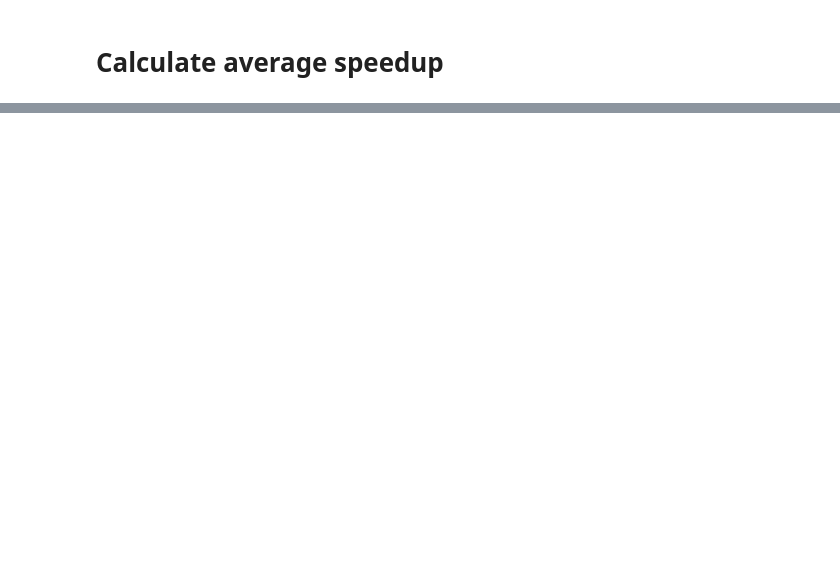
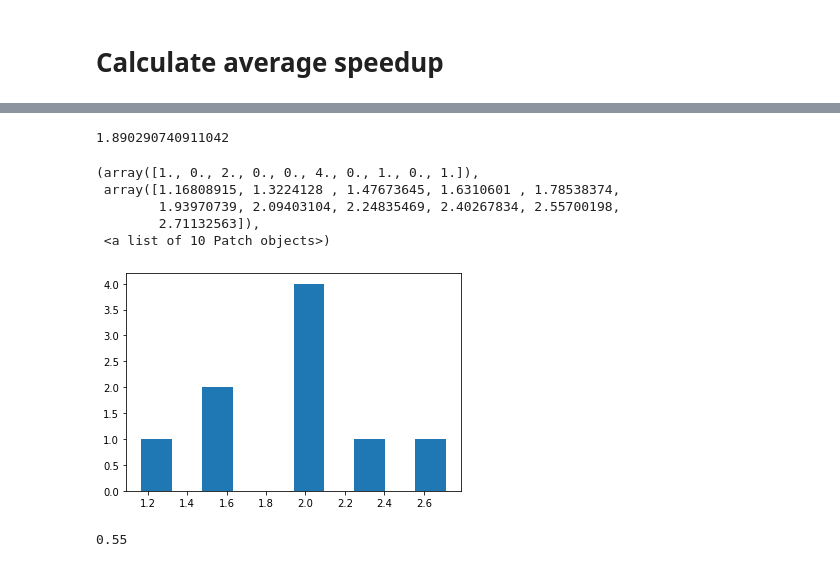
Before and after one commit to e11938258/experiment-reproduction-faster-k-means, a Jupyter notebook: notebooks/result-evaluation.ipynb, the cells around one changed output, grey strips where cells are left out. Cells and saved outputs as stored; diff of their text form; code cells hidden in the pictures; blank space fills up the shorter version.

```diff
--- a/notebooks/result-evaluation.ipynb
+++ b/notebooks/result-evaluation.ipynb
@@ -110,0 +122,3 @@ plt.hist(speedups)
+# %%
+# Speedup omitting the runs with more iterations - as stated in the paper this should only occur if an optimum is skipped:
+speedupPositiveOnly = speedupRelevant[speedupRelevant['iterations-non'] >= speedupRelevant['iterations-heur']]
@@ -110,0 +138,19 @@ plt.hist(speedups)
+# %%
+speedupPositiveOnly['runtime-non'].sum()/speedupPositiveOnly['runtime-heur'].sum()
+# %% [output]
+1.890290740911042
+# %%
+speedups = speedupPositiveOnly['runtime-non']/speedupPositiveOnly['runtime-heur']
+plt.hist(speedups)
+# %% [output]
+(array([1., 0., 2., 0., 0., 4., 0., 1., 0., 1.]),
+ array([1.16808915, 1.3224128 , 1.47673645, 1.6310601 , 1.78538374,
+        1.93970739, 2.09403104, 2.24835469, 2.40267834, 2.55700198,
+        2.71132563]),
+ <a list of 10 Patch objects>)
+[figure, added]
+# %%
+# % stagnated or more iterations
+len(results[results['iterations-non'] < results['iterations-heur']  ])/len(results)
+# %% [output]
+0.55
```
Also changed, not shown: parts of 8 cells of this notebook, 1 other file.
